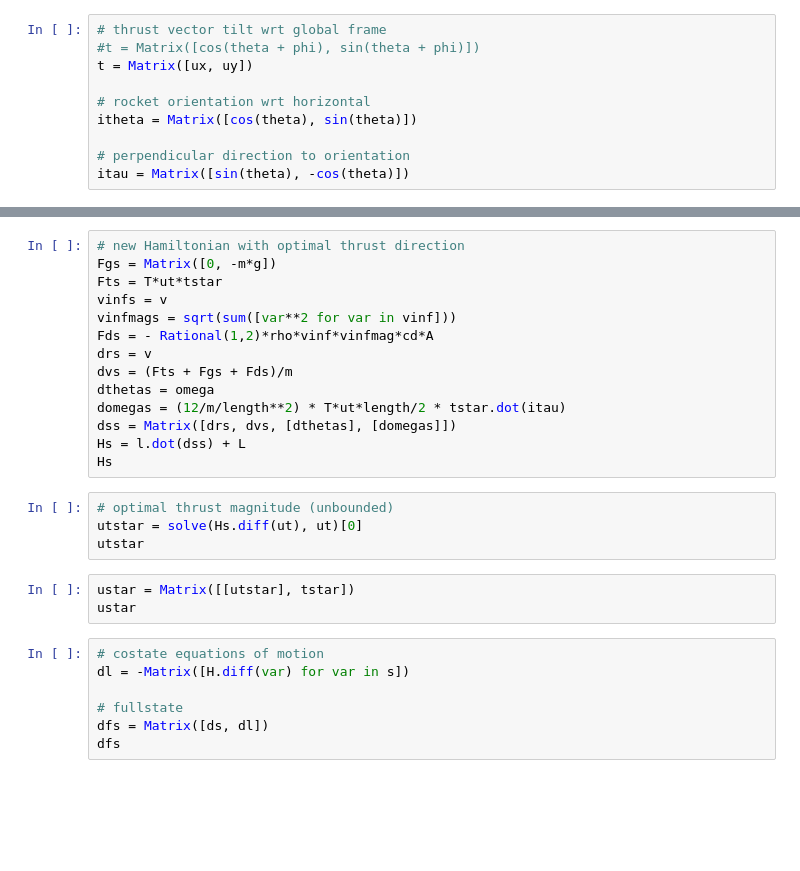
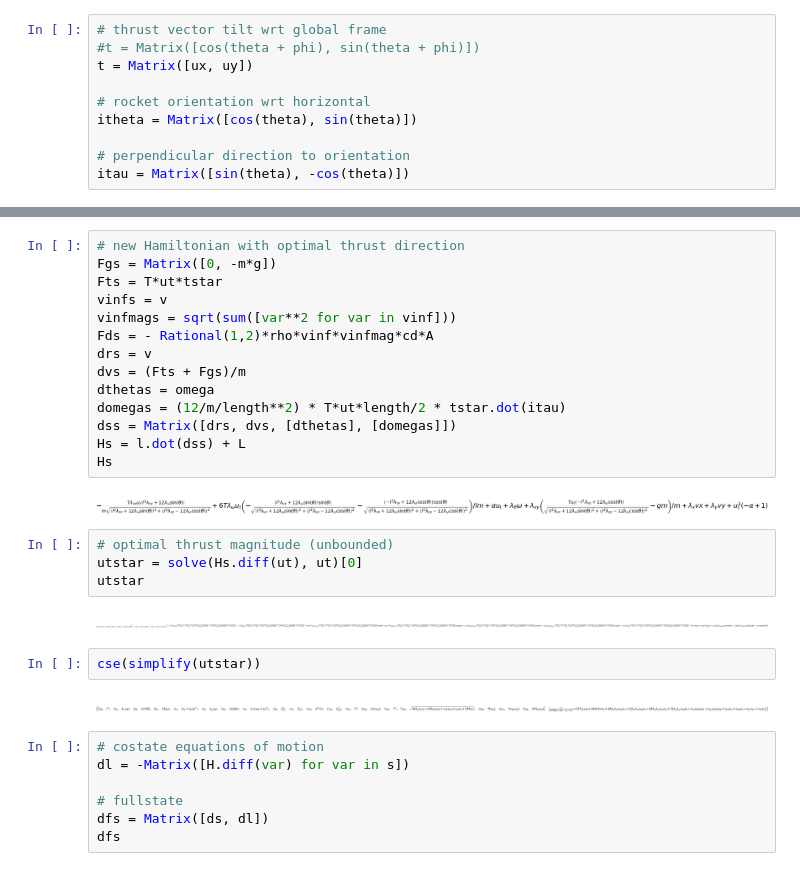
Before and after one commit to cisprague/auvrl, a Jupyter notebook: notebooks/auv.ipynb, the cells around one changed output, grey strips where cells are left out. Cells and saved outputs as stored; diff of their text form; blank space fills up the shorter version.

```diff
--- a/notebooks/auv.ipynb
+++ b/notebooks/auv.ipynb
@@ -91,24 +112,29 @@ tstar
 # %%
 # new Hamiltonian with optimal thrust direction
 Fgs = Matrix([0, -m*g])
 Fts = T*ut*tstar
 vinfs = v
 vinfmags = sqrt(sum([var**2 for var in vinf]))
 Fds = - Rational(1,2)*rho*vinf*vinfmag*cd*A
 drs = v
-dvs = (Fts + Fgs + Fds)/m
+dvs = (Fts + Fgs)/m
 dthetas = omega
 domegas = (12/m/length**2) * T*ut*length/2 * tstar.dot(itau)
 dss = Matrix([drs, dvs, [dthetas], [domegas]])
 Hs = l.dot(dss) + L
 Hs
+# %% [output]
+[figure, added]
 # %%
 # optimal thrust magnitude (unbounded)
 utstar = solve(Hs.diff(ut), ut)[0]
 utstar
+# %% [output]
+[figure, added]
-# %%
-ustar = Matrix([[utstar], tstar])
-ustar
+# %%
+cse(simplify(utstar))
+# %% [output]
+[figure, added]
 # %%
 # costate equations of motion
 dl = -Matrix([H.diff(var) for var in s])
```
Also changed, not shown: parts of 13 cells of this notebook, 39 other files.
